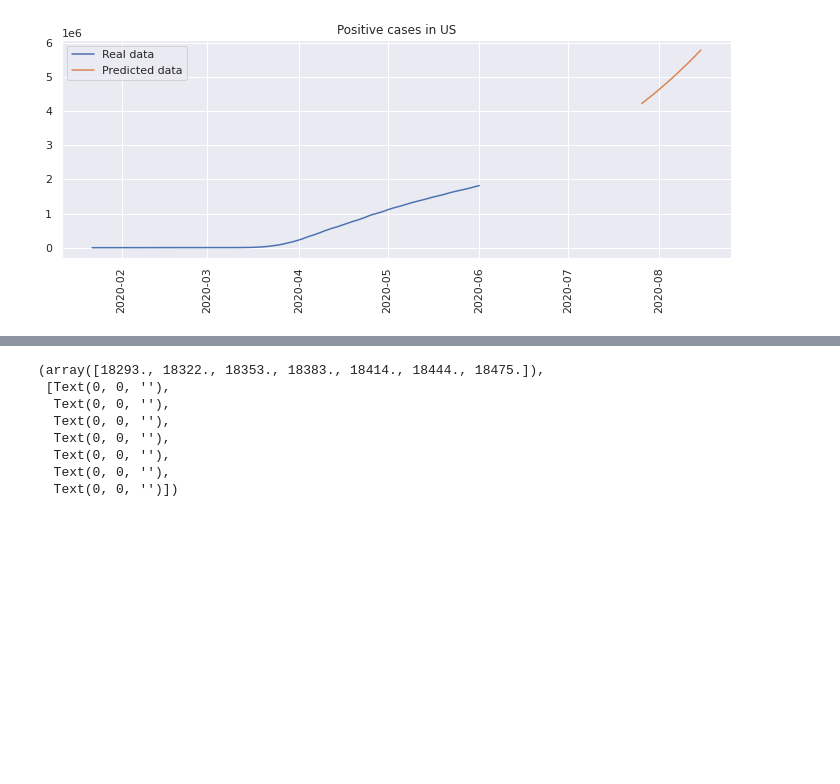
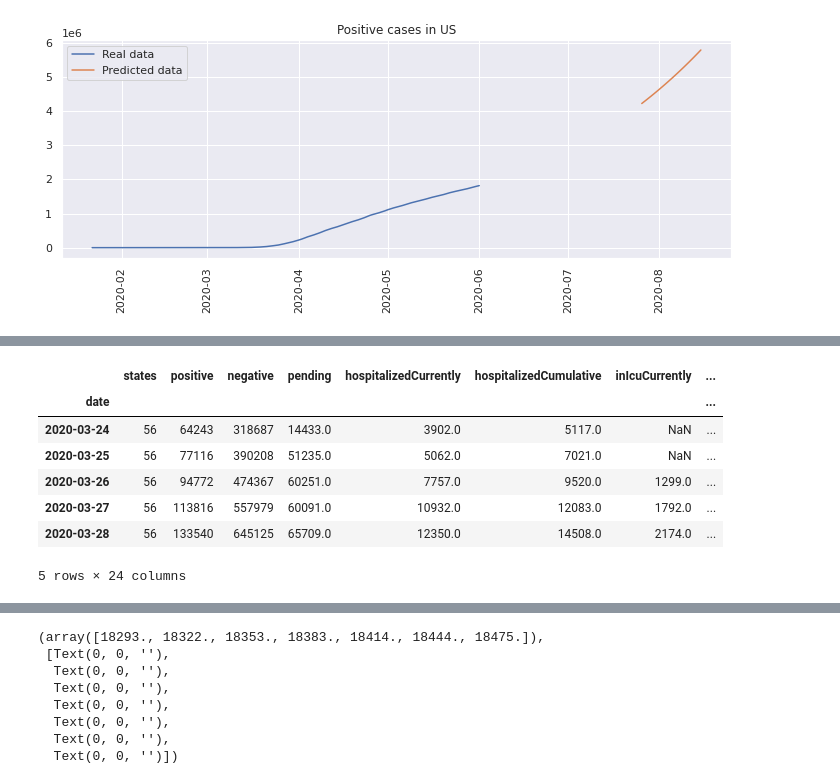
Before and after one commit to MGijon/BuildwithAI_Predictive_Algorithm, a Jupyter notebook: Data_exploration/plot design.ipynb, the cells around one changed output, grey strips where cells are left out. Cells and saved outputs as stored; diff of their text form; code cells hidden in the pictures; blank space fills up the shorter version.

```diff
--- a/Data_exploration/plot design.ipynb
+++ b/Data_exploration/plot design.ipynb
@@ -273 +284,14 @@ Text(0.5, 1.0, 'Positive cases in US')
+# %%
+us_data = get_us_daily()
+us_data = us_data[:'2020-03-24'].sort_index()
+us_data.head()
+# %% [output]
+|  | states | positive | negative | pending | hospitalizedCurrently | hospitalizedCumulative | inIcuCurrently | ... |
+| date |  |  |  |  |  |  |  | ... |
+| 2020-03-24 | 56 | 64243 | 318687 | 14433.0 | 3902.0 | 5117.0 | NaN | ... |
+| 2020-03-25 | 56 | 77116 | 390208 | 51235.0 | 5062.0 | 7021.0 | NaN | ... |
+| 2020-03-26 | 56 | 94772 | 474367 | 60251.0 | 7757.0 | 9520.0 | 1299.0 | ... |
+| 2020-03-27 | 56 | 113816 | 557979 | 60091.0 | 10932.0 | 12083.0 | 1792.0 | ... |
+| 2020-03-28 | 56 | 133540 | 645125 | 65709.0 | 12350.0 | 14508.0 | 2174.0 | ... |
+5 rows × 24 columns
 # %%
```
Also changed, not shown: parts of 7 cells of this notebook, 1 other file.
